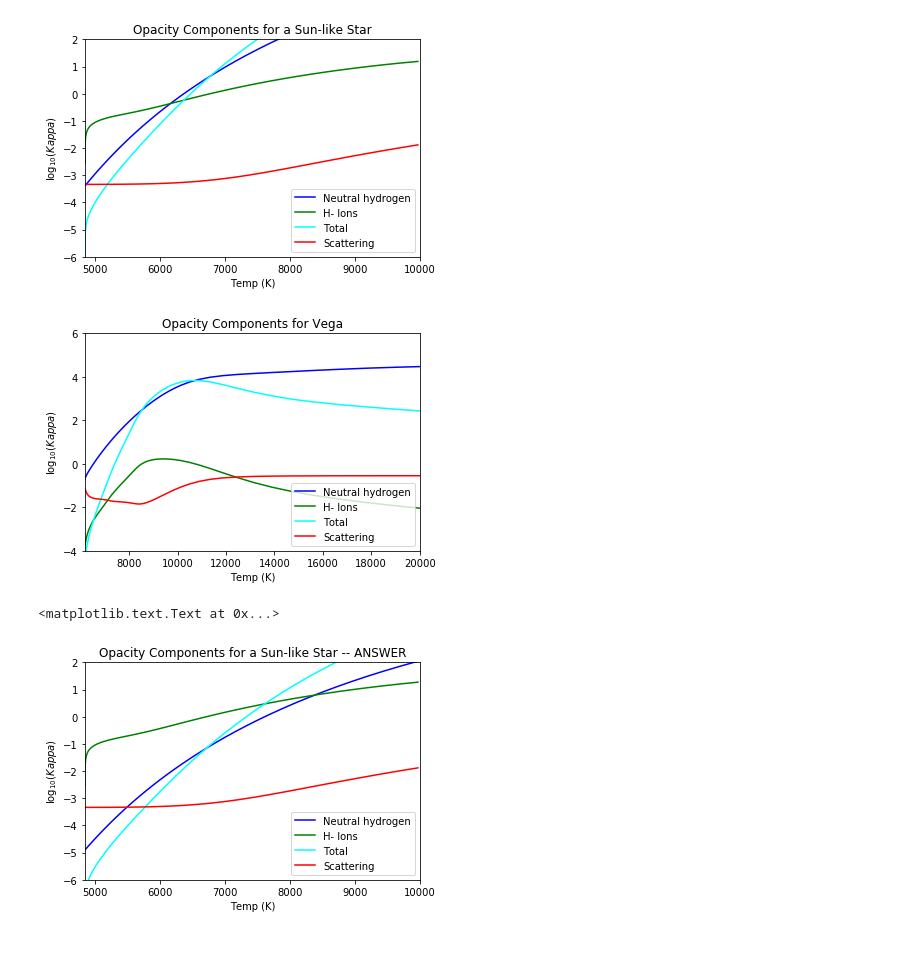
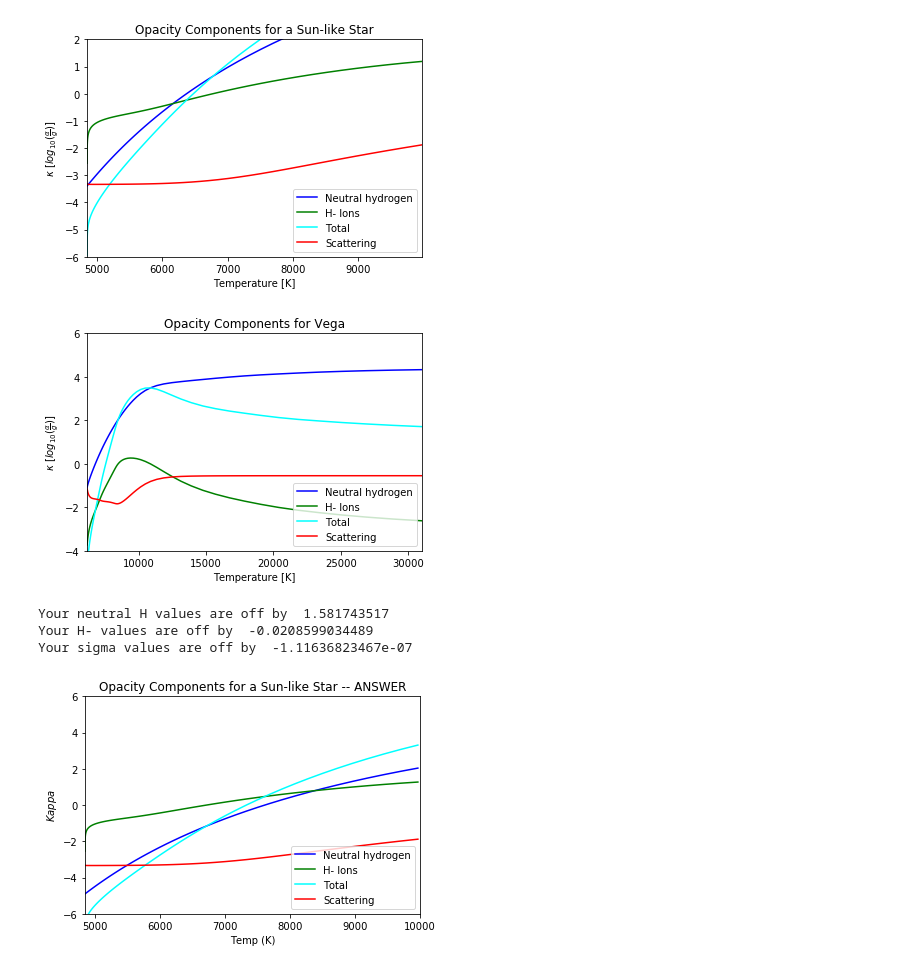
Before and after one commit to lockepatton/ContinuousOpacities, a Jupyter notebook: opacity_model.ipynb, the cells around one changed output. Cells and saved outputs as stored; diff of their text form; code cells hidden in the pictures.

```diff
--- a/opacity_model.ipynb
+++ b/opacity_model.ipynb
@@ -164,6 +151,6 @@ m_0_vega =  3  so m_0 will be used for the remaining calculations
 # %%
+#Defining k^* for a wavelength of 5000 Angstroms
 k_star = 0.00680133 + 0.178708*(5.) + 0.164790*(5.**2) - 0.024842*(5.**3) + (5.**4)*5.95244*10**(-4)
-k_star_vega = 0.00680133 + 0.178708*(7.) + 0.164790*(7.**2) - 0.024842*(7.**3) + (7.**4)*5.95244*10**(-4)
 
 #Bound-free absorption coefficient
 def absorp_bf(P,T,v,k_star):
@@ -176,13 +163,13 @@ def absorp_ff(P,T,l):
 
 #ionized hydrogen absorption coefficient for the sun-like star
 absorp_H_neg = absorp_bf(pe_log, temp, v, k_star) + absorp_ff(pe_log, temp, l)
-kappa_ion = absorp_H_neg*multiplier
-kappa_total = np.log10(kappa_atomic*kappa_ion)
+kappa_ion = np.log10(absorp_H_neg*multiplier)
+kappa_total = kappa_atomic + kappa_ion
 
 #ionized hydrogen absorption coefficient for Vega
-absorp_H_neg_vega = absorp_bf(p_vega, temp_vega, v_vega, k_star_vega) + absorp_ff(p_vega, temp_vega, l_vega)
-kappa_ion_vega = absorp_H_neg_vega*multiplier_vega
-kappa_total_vega = np.log10(kappa_atomic_vega) + np.log10(kappa_ion_vega)
+absorp_H_neg_vega = absorp_bf(p_vega, temp_vega, v, k_star) + absorp_ff(p_vega, temp_vega, l)
+kappa_ion_vega = np.log10(absorp_H_neg_vega*multiplier_vega)
+kappa_total_vega = kappa_atomic_vega + kappa_ion_vega
 # %%
 #Calculating rayleigh scattering cross section, l is in angstroms
 def cross_section_r(l):
@@ -193,7 +180,7 @@ def cross_section_r(l):
 sigma_R_ang = cross_section_r(5000)*multiplier
 
 #Rayleigh scattering for Vega
-sigma_R_ang_vega = cross_section_r(7000)*multiplier_vega
+sigma_R_ang_vega = cross_section_r(5000)*multiplier_vega
 # %%
 #Calculating Thompson scattering for the sun-like star
 sigma_T = sigma_t * ((X(H_ratio) + Y(m_ratio)/A)/((1.+4.*B)*m_h))
@@ -270,44 +236,55 @@ My values
 # %%
-#For some reason, when I use plt.plot, it creates a line connecting the end points
-plt.plot(temp, np.log10(kappa_atomic), color = 'blue', label = 'Neutral hydrogen')
-plt.plot(temp, np.log10(kappa_ion), color = 'green', label = 'H- Ions')
+#Plotting opacity values for a sun-like star
+plt.plot(temp, kappa_atomic, color = 'blue', label = 'Neutral hydrogen')
+plt.plot(temp, kappa_ion, color = 'green', label = 'H- Ions')
 plt.plot(temp, kappa_total, color = 'cyan', label = 'Total')
 plt.plot(temp, np.log10(sigma_total), color = 'red', label = 'Scattering')
-plt.xlim(np.min(temp), 10000)
+plt.xlim(np.min(temp), np.max(temp))
 plt.ylim(-6, 2)
 plt.legend(loc=4, prop={'size':10})
-plt.xlabel('Temp (K)')
-plt.ylabel(r'log$_{10}(Kappa)$')
+plt.xlabel('Temperature [K]')
+plt.ylabel(r'$\kappa \,\, [log_{10}(\frac{\alpha}{g})]$')
 plt.title('Opacity Components for a Sun-like Star')
 plt.savefig('Sun_opacity.png')
 # %% [output]
-[figure, old version]
+[figure, new version]
 # %%
-#For some reason, when I use plt.plot, it creates a line connecting the end points
-plt.plot(temp_vega, np.log10(kappa_atomic_vega), color = 'blue', label = 'Neutral hydrogen')
-plt.plot(temp_vega, np.log10(kappa_ion_vega), color = 'green', label = 'H- Ions')
+#Plotting opacity values for Vega
+plt.plot(temp_vega, kappa_atomic_vega, color = 'blue', label = 'Neutral hydrogen')
+plt.plot(temp_vega, kappa_ion_vega, color = 'green', label = 'H- Ions')
 plt.plot(temp_vega, kappa_total_vega, color = 'cyan', label = 'Total')
 plt.plot(temp_vega, np.log10(sigma_total_vega), color = 'red', label = 'Scattering')
-plt.xlim(np.min(temp_vega), 20000)
+plt.xlim(np.min(temp_vega), np.max(temp_vega))
 plt.ylim(-4, 6)
 plt.legend(loc=4, prop={'size':10})
-plt.xlabel('Temp (K)')
-plt.ylabel(r'log$_{10}(Kappa)$')
+plt.xlabel('Temperature [K]')
+plt.ylabel(r'$\kappa \,\, [log_{10}(\frac{\alpha}{g})]$')
 plt.title('Opacity Components for Vega')
 plt.savefig('Vega_opacity.png')
 # %% [output]
-[figure, old version]
+[figure, new version]
 # %%
+#Plotting official results
 plt.plot(temp, check_H, color = 'blue', label = 'Neutral hydrogen')
 plt.plot(temp, check_Hminus, color = 'green', label = 'H- Ions')
 plt.plot(temp, check_H + check_Hminus, color = 'cyan', label = 'Total')
 plt.plot(temp, check_sigma, color = 'red', label = 'Scattering')
 plt.xlim(np.min(temp), 10000)
-plt.ylim(-6, 2)
+plt.ylim(-6, 6)
 plt.legend(loc=4, prop={'size':10})
 plt.xlabel('Temp (K)')
-plt.ylabel(r'log$_{10}(Kappa)$')
+plt.ylabel(r'$Kappa $')
 plt.title('Opacity Components for a Sun-like Star -- ANSWER')
+delta_H = kappa_atomic - check_H
+delta_Hion = kappa_ion - check_Hminus
+delta_sigma = np.log10(sigma_total) - check_sigma
+
+#Check average change in H values, they are off by about this much
+print 'Your neutral H values are off by ', np.sum(delta_H)/len(delta_H)
+print 'Your H- values are off by ', np.sum(delta_Hion)/len(delta_Hion)
+print 'Your sigma values are off by ', np.sum(delta_sigma)/len(delta_sigma)
 # %% [output]
-<matplotlib.text.Text at 0x...>
+Your neutral H values are off by  1.581743517
+Your H- values are off by  -0.0208599034489
+Your sigma values are off by  -1.11636823467e-07
-[figure, old version]
+[figure, new version]
```
Also changed, not shown: parts of 4 cells of this notebook, 9 other files.
